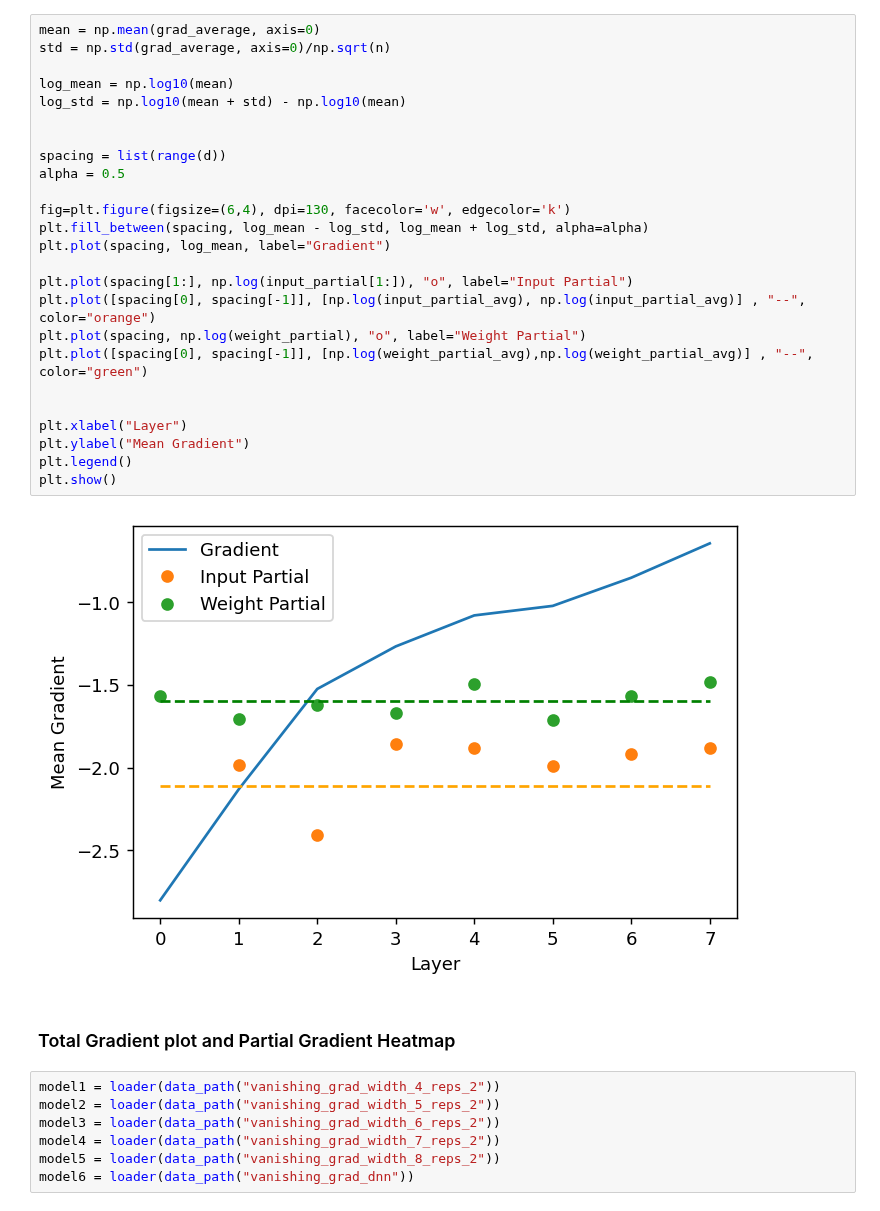
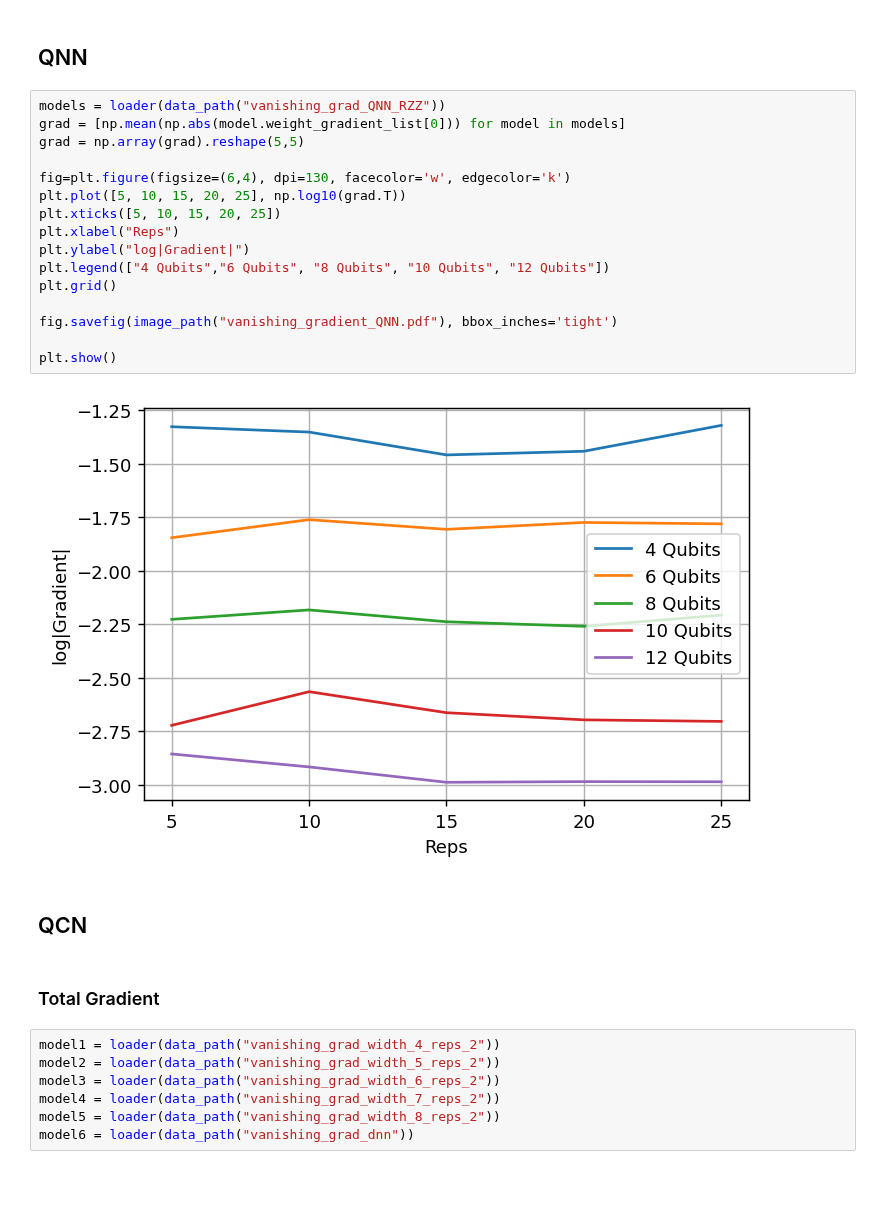
Before and after one commit to KristianWold/Master-Thesis, a Jupyter notebook: notebooks/analysis/Vanishing gradient, Analysis.ipynb, the cells around one changed output. Drawn from its saved outputs; the diff is of its cells as text; blank space fills up the shorter version.

```diff
--- a/notebooks/analysis/Vanishing gradient, Analysis.ipynb
+++ b/notebooks/analysis/Vanishing gradient, Analysis.ipynb
@@ -219,32 +23,27 @@ weight_partial_avg = np.mean(weight_partial)
-# %%
-mean = np.mean(grad_average, axis=0)
-std = np.std(grad_average, axis=0)/np.sqrt(n)
-
-log_mean = np.log10(mean)
-log_std = np.log10(mean + std) - np.log10(mean)
-
-
-spacing = list(range(d))
-alpha = 0.5
-
-fig=plt.figure(figsize=(6,4), dpi=130, facecolor='w', edgecolor='k')
-plt.fill_between(spacing, log_mean - log_std, log_mean + log_std, alpha=alpha)
-plt.plot(spacing, log_mean, label="Gradient")
-
-plt.plot(spacing[1:], np.log(input_partial[1:]), "o", label="Input Partial")
-plt.plot([spacing[0], spacing[-1]], [np.log(input_partial_avg), np.log(input_partial_avg)] , "--", color="orange")
-plt.plot(spacing, np.log(weight_partial), "o", label="Weight Partial")
-plt.plot([spacing[0], spacing[-1]], [np.log(weight_partial_avg),np.log(weight_partial_avg)] , "--", color="green")
-
-
-plt.xlabel("Layer")
-plt.ylabel("Mean Gradient")
-plt.legend()
-plt.show()
-# %% [output]
-[figure, removed]
+# %% [markdown]
+## QNN
+# %%
+models = loader(data_path("vanishing_grad_QNN_RZZ"))
+grad = [np.mean(np.abs(model.weight_gradient_list[0])) for model in models]
+grad = np.array(grad).reshape(5,5)
+
+fig=plt.figure(figsize=(6,4), dpi=130, facecolor='w', edgecolor='k')
+plt.plot([5, 10, 15, 20, 25], np.log10(grad.T))
+plt.xticks([5, 10, 15, 20, 25])
+plt.xlabel("Reps")
+plt.ylabel("log|Gradient|")
+plt.legend(["4 Qubits","6 Qubits", "8 Qubits", "10 Qubits", "12 Qubits"])
+plt.grid()
+
+fig.savefig(image_path("vanishing_gradient_QNN.pdf"), bbox_inches='tight')
+
+plt.show()
+# %% [output]
+[figure, added]
+# %% [markdown]
+## QCN
 # %% [markdown]
-### Total Gradient plot  and Partial Gradient Heatmap
+### Total Gradient
 # %%
 model1 = loader(data_path("vanishing_grad_width_4_reps_2"))
 model2 = loader(data_path("vanishing_grad_width_5_reps_2"))
```
Also changed, not shown: parts of 20 cells of this notebook, 26 other files.
